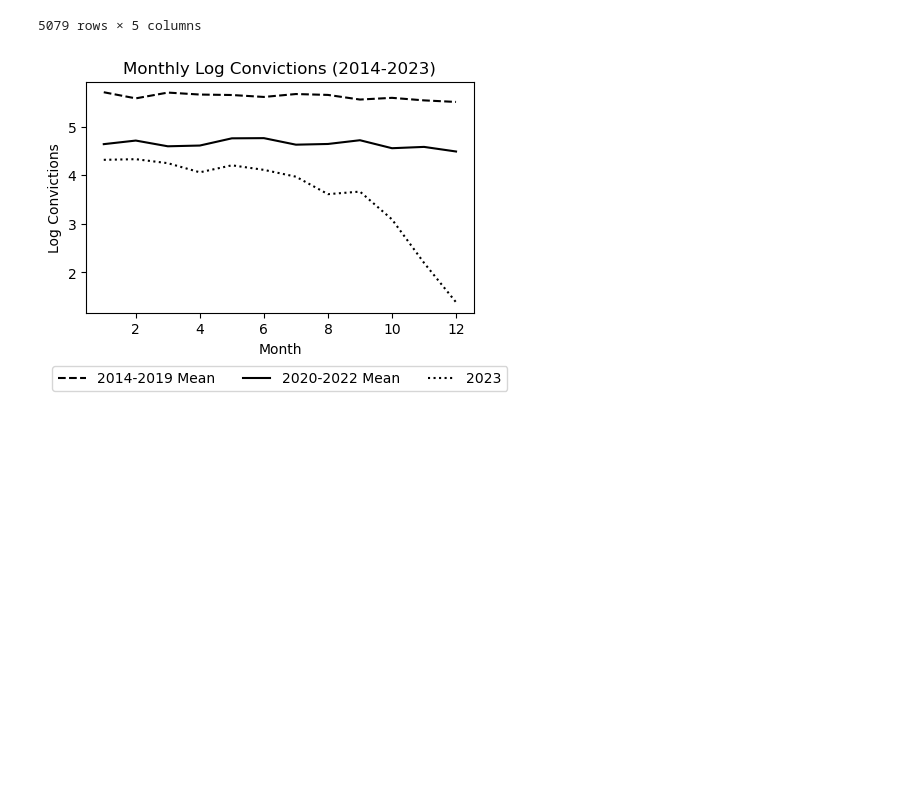
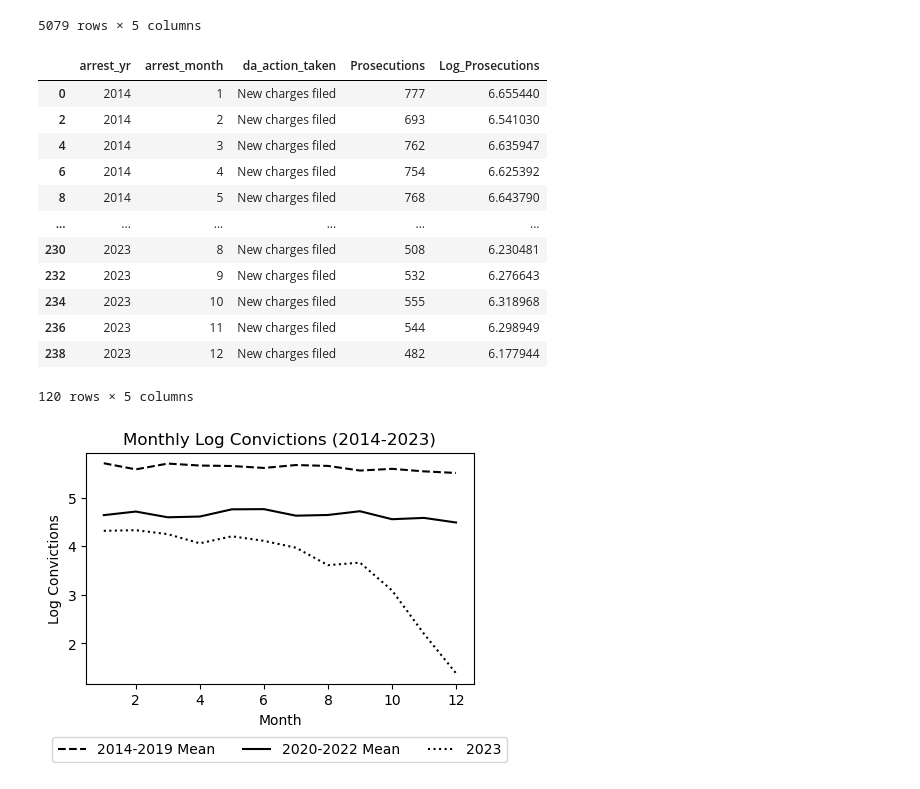
Before and after one commit to jgte29/ucbhonorsthesis2023-2024, a Jupyter notebook: Data_Analysis.ipynb, the cells around one changed output. Drawn from its saved outputs; the diff is of its cells as text; code cells hidden in the pictures; blank space fills up the shorter version.

```diff
--- a/Data_Analysis.ipynb
+++ b/Data_Analysis.ipynb
@@ -926,3 +934,19 @@ case_status_pivot_v['arrest_month_str'] = case_status_pivot_v['arrest_month'].as
+# %%
+prosecutions
+# %% [output]
+|  | arrest_yr | arrest_month | da_action_taken | Prosecutions | Log_Prosecutions |
+| 0 | 2014 | 1 | New charges filed | 777 | 6.655440 |
+| 2 | 2014 | 2 | New charges filed | 693 | 6.541030 |
+| 4 | 2014 | 3 | New charges filed | 762 | 6.635947 |
+| 6 | 2014 | 4 | New charges filed | 754 | 6.625392 |
+| 8 | 2014 | 5 | New charges filed | 768 | 6.643790 |
+| ... | ... | ... | ... | ... | ... |
+| 230 | 2023 | 8 | New charges filed | 508 | 6.230481 |
+| 232 | 2023 | 9 | New charges filed | 532 | 6.276643 |
+| 234 | 2023 | 10 | New charges filed | 555 | 6.318968 |
+| 236 | 2023 | 11 | New charges filed | 544 | 6.298949 |
+| 238 | 2023 | 12 | New charges filed | 482 | 6.177944 |
+120 rows × 5 columns
 # %%
 df = case_status_pivot
 column_of_interest = 'Log_Conviction'
```
Also changed, not shown: parts of 42 cells of this notebook.
